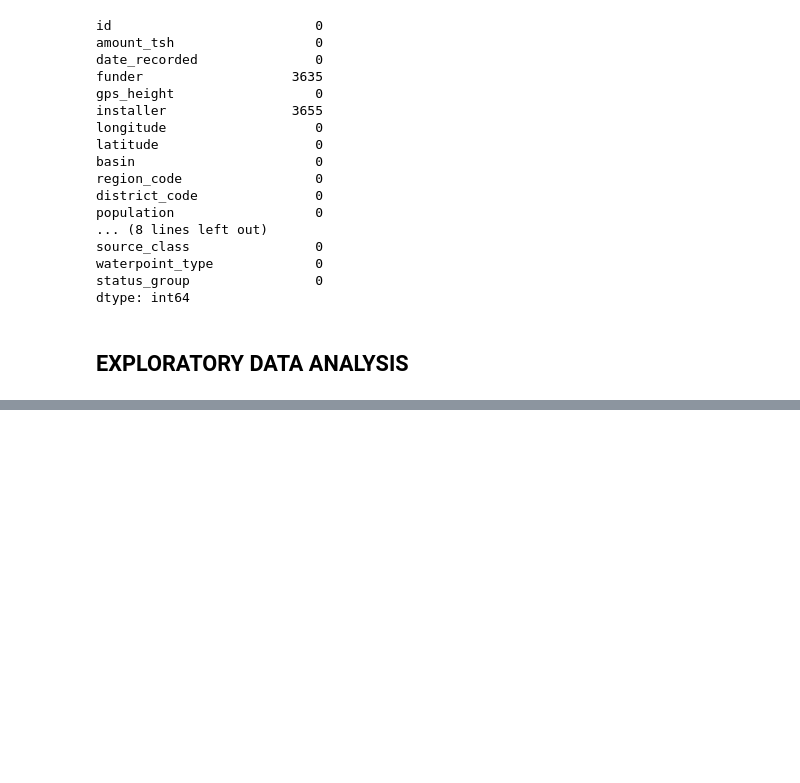
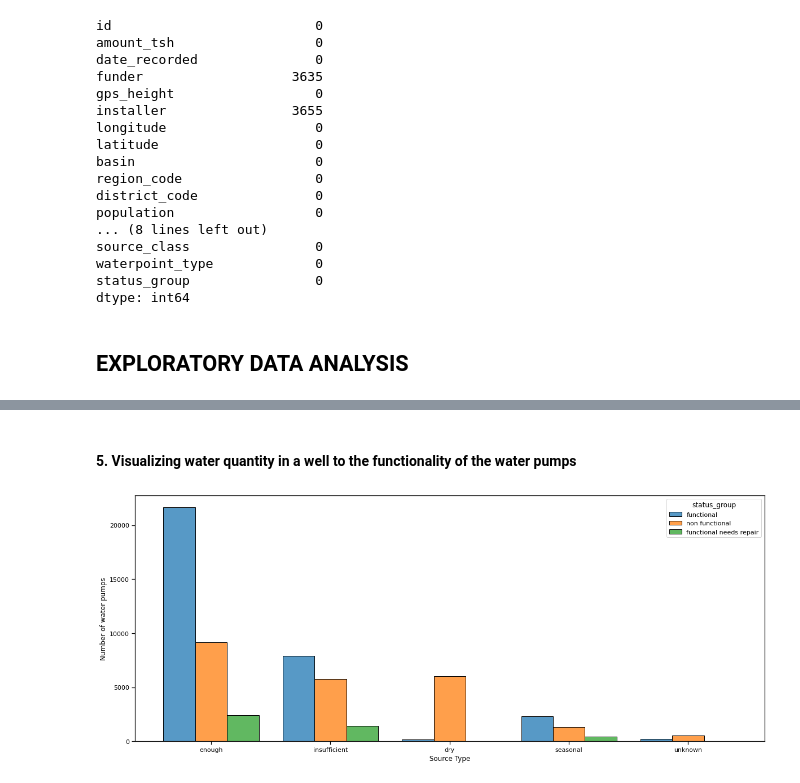
Before and after one commit to pianch/Tanzania_water_pumps_functionality, a Jupyter notebook: index.ipynb, the cells around one changed output, grey strips where cells are left out. Cells and saved outputs as stored; diff of their text form; code cells hidden in the pictures; blank space fills up the shorter version.

```diff
--- a/index.ipynb
+++ b/index.ipynb
@@ -300,0 +328,9 @@ dtype: int64
+# %% [markdown]
+#### **5. Visualizing water quantity in a well to the functionality of the water pumps**
+# %%
+fig, ax  = plt.subplots(figsize=(20,8))
+sns.histplot(data=train_data, x="quantity", hue="status_group", multiple="dodge", shrink=.8, ax=ax)
+ax.set_xlabel(' Source Type ')
+ax.set_ylabel('Number of water pumps');
+# %% [output]
+[figure, added]
```
Also changed, not shown: parts of 10 cells of this notebook.
